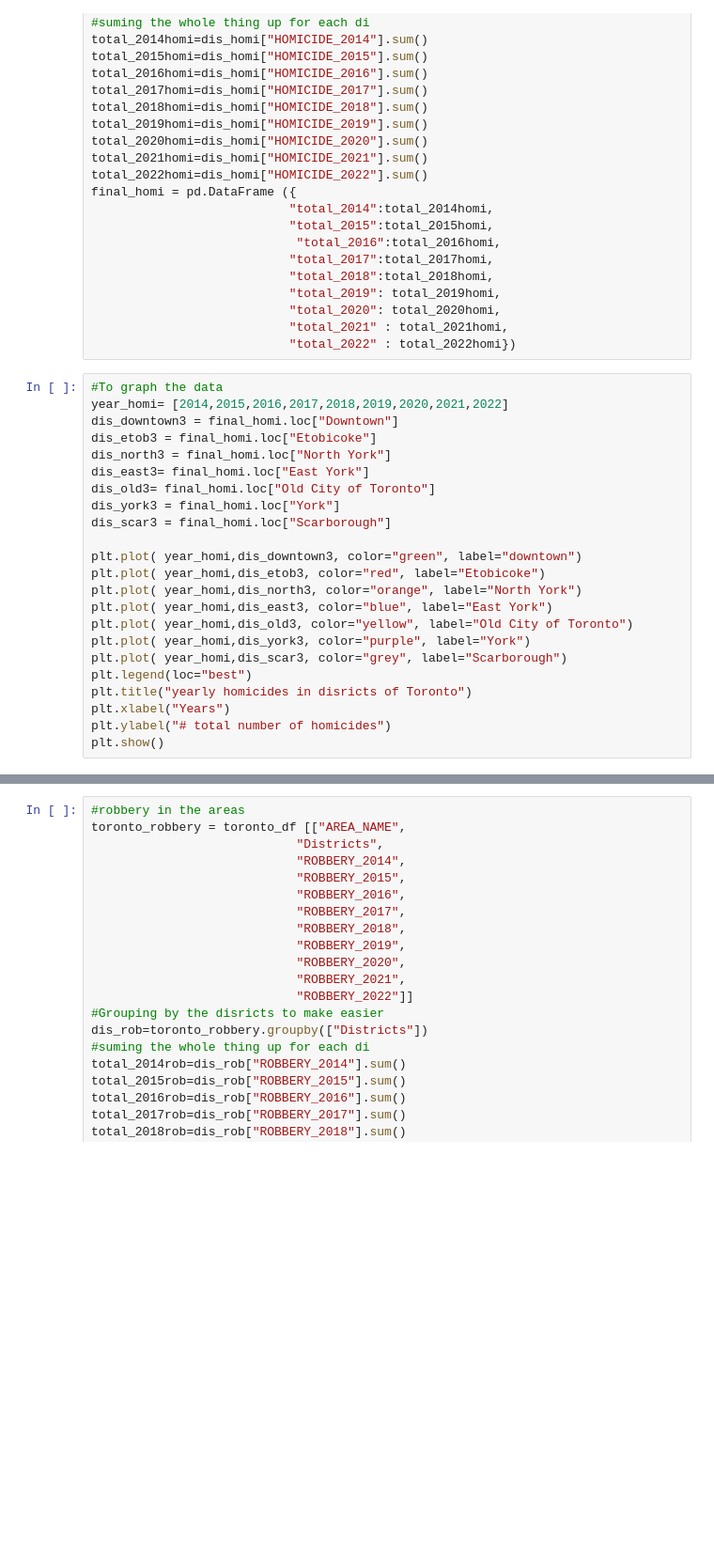
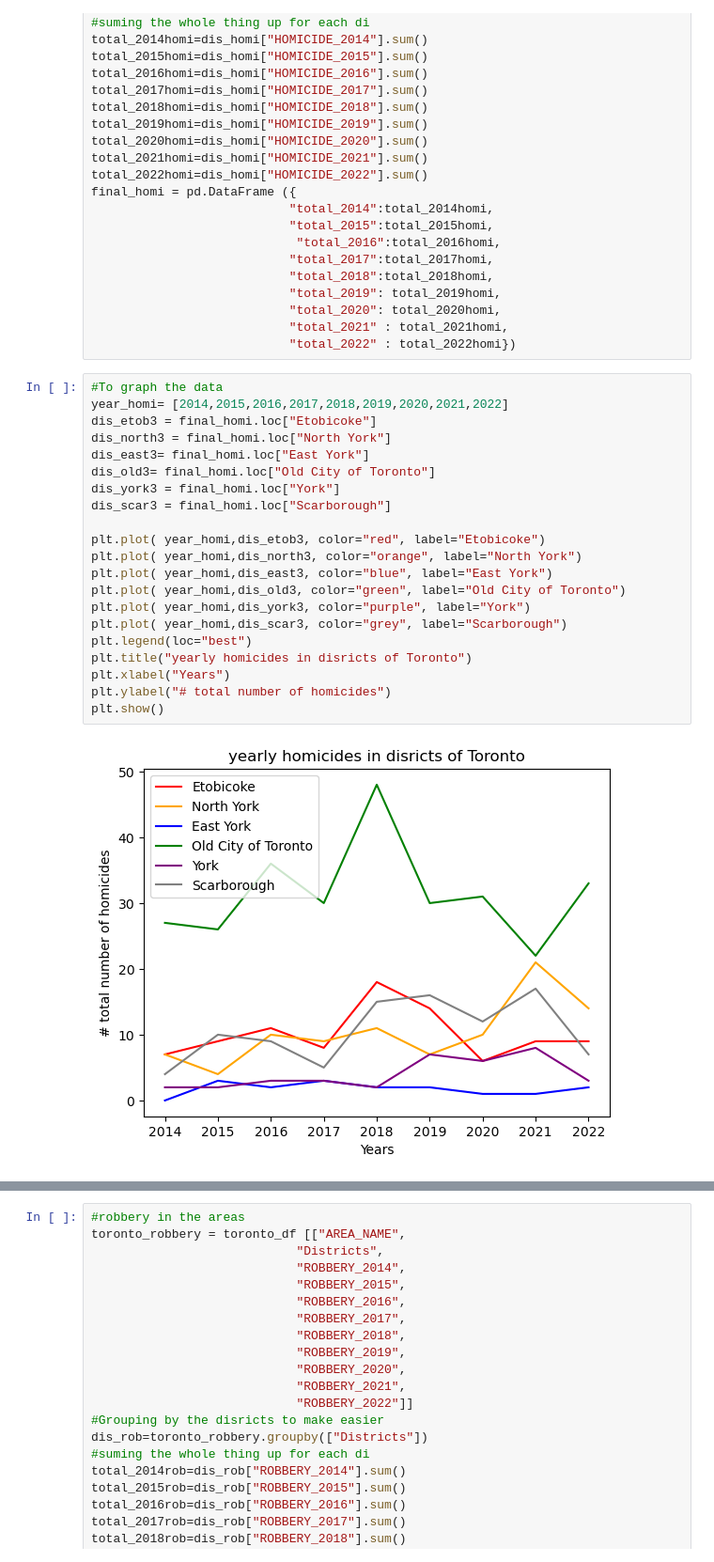
Before and after one commit to C-Moore00/project-1-group-3, a Jupyter notebook: Toronto_crime_with_cvs.ipynb, the cells around one changed output, grey strips where cells are left out. Shown at 94% size. Drawn from its saved outputs; the diff is of its cells as text; blank space fills up the shorter version.

```diff
--- a/Toronto_crime_with_cvs.ipynb
+++ b/Toronto_crime_with_cvs.ipynb
@@ -245,24 +283,24 @@ final_homi = pd.DataFrame ({
 # %%
 #To graph the data
 year_homi= [2014,2015,2016,2017,2018,2019,2020,2021,2022]
-dis_downtown3 = final_homi.loc["Downtown"]
 dis_etob3 = final_homi.loc["Etobicoke"]
 dis_north3 = final_homi.loc["North York"]
 dis_east3= final_homi.loc["East York"]
 dis_old3= final_homi.loc["Old City of Toronto"]
 dis_york3 = final_homi.loc["York"]
 dis_scar3 = final_homi.loc["Scarborough"]
 
-plt.plot( year_homi,dis_downtown3, color="green", label="downtown")
 plt.plot( year_homi,dis_etob3, color="red", label="Etobicoke")
 plt.plot( year_homi,dis_north3, color="orange", label="North York")
 plt.plot( year_homi,dis_east3, color="blue", label="East York")
-plt.plot( year_homi,dis_old3, color="yellow", label="Old City of Toronto")
+plt.plot( year_homi,dis_old3, color="green", label="Old City of Toronto")
 plt.plot( year_homi,dis_york3, color="purple", label="York")
 plt.plot( year_homi,dis_scar3, color="grey", label="Scarborough")
 plt.legend(loc="best")
 plt.title("yearly homicides in disricts of Toronto")
 plt.xlabel("Years")
 plt.ylabel("# total number of homicides")
 plt.show()
+# %% [output]
+[figure, added]
 # %%
```
Also changed, not shown: parts of 16 cells of this notebook.
